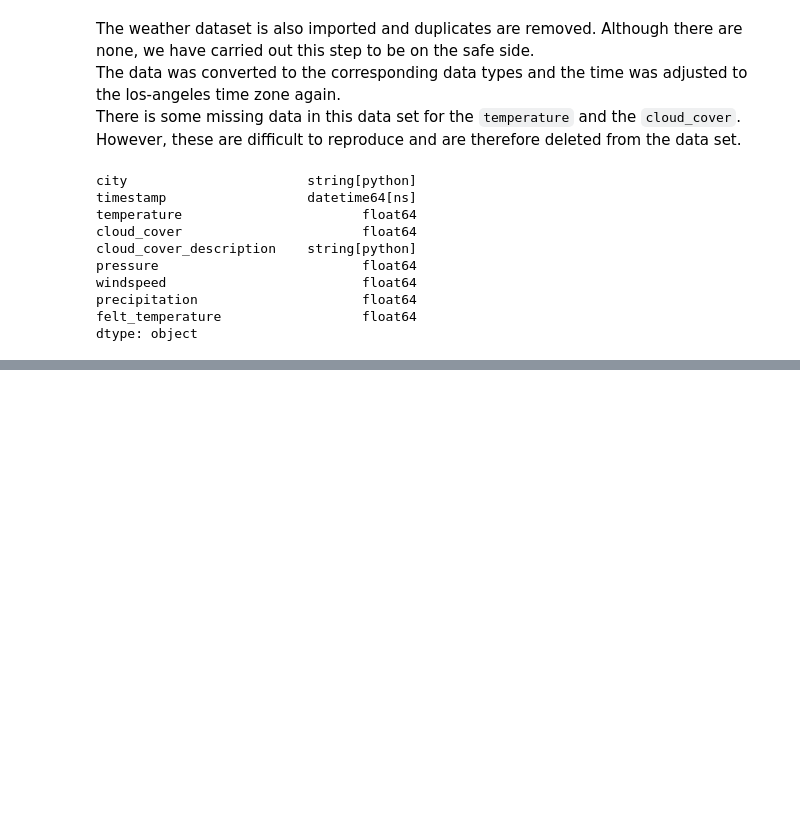
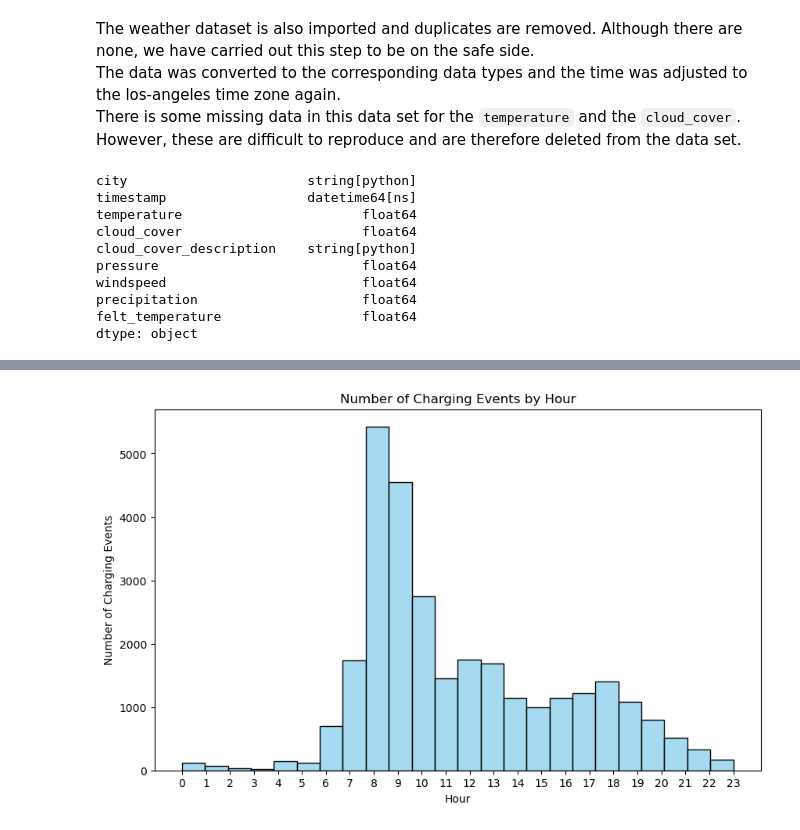
Before and after one commit to Zeyd263/DataDynamos, a Jupyter notebook: Preprocessing.ipynb, the cells around one changed output, grey strips where cells are left out. Saved outputs shown, nothing was run; the diff lists cells and outputs as text; code cells hidden in the pictures; blank space fills up the shorter version.

```diff
--- a/Preprocessing.ipynb
+++ b/Preprocessing.ipynb
@@ -386,0 +459,4 @@ dtype: object
+# %%
+data_2['hour'] = data_2['connectionTime'].dt.hour
+data_2['weekday'] = data_2['connectionTime'].dt.day_name()
+data_2[['connectionTime','hour', 'weekday']].head()
@@ -386,0 +480,11 @@ dtype: object
+# %%
+# Histogram of charging events by hour with complete hours on the x-axis
+plt.figure(figsize=(10, 6))
+sns.histplot(data=data_2, x='hour', bins=24, color="skyblue")
+plt.title('Number of Charging Events by Hour')
+plt.xlabel('Hour')
+plt.ylabel('Number of Charging Events')
+plt.xticks(ticks=range(0, 24), labels=[f"{hour}" for hour in range(24)])
+plt.show()
+# %% [output]
+[figure, added]
```
Also changed, not shown: parts of 55 cells of this notebook.
